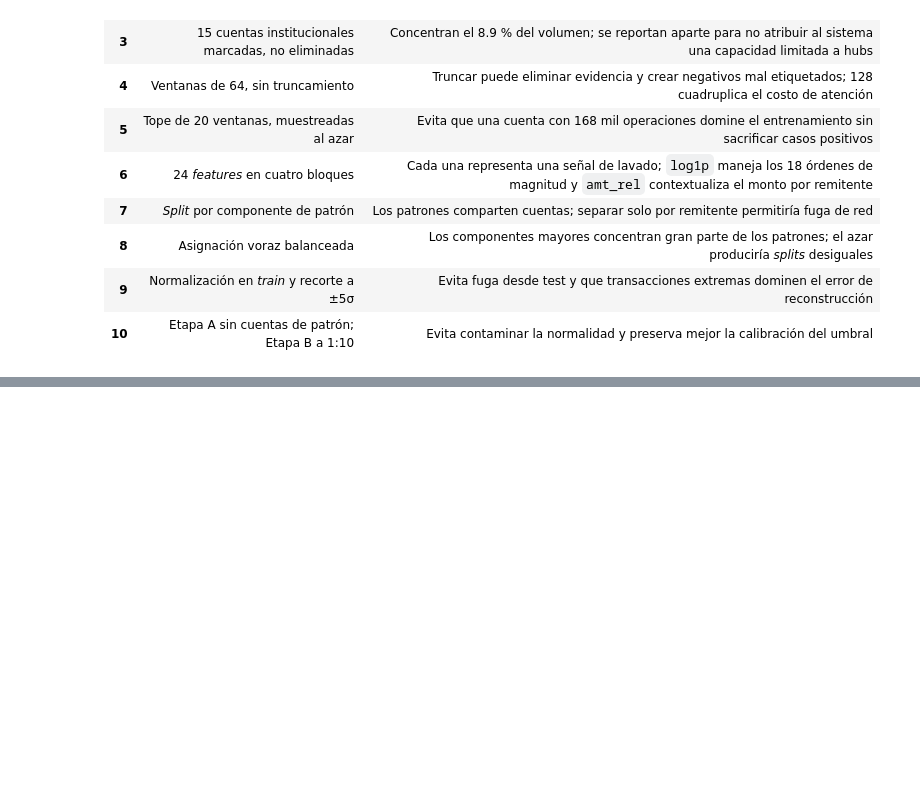
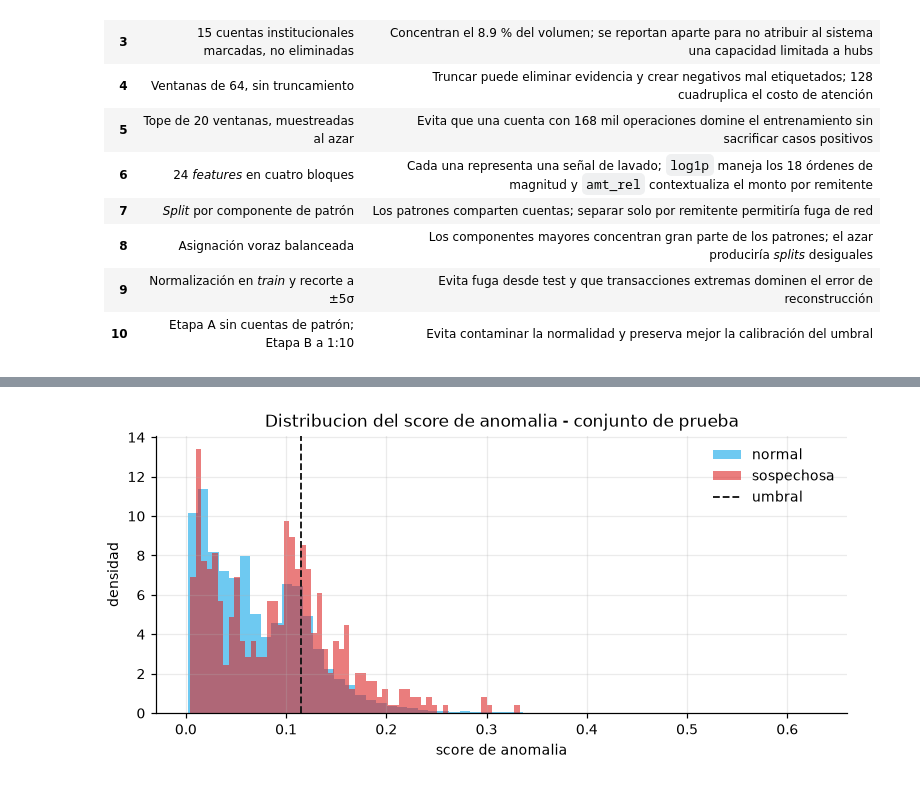
Before and after one commit to JuanDsm04/dl-project2, a Jupyter notebook: dl-project2-notebook.ipynb, the cells around one changed output, grey strips where cells are left out. Saved outputs shown, nothing was run; the diff lists cells and outputs as text; code cells hidden in the pictures; blank space fills up the shorter version.

```diff
--- a/dl-project2-notebook.ipynb
+++ b/dl-project2-notebook.ipynb
@@ -1015,0 +1343,11 @@ reparto: {'train': 139555, 'val': 29905, 'test': 29904}
+# %%
+best_name, best_score_arr = max(candidates, key=lambda kv: average_precision_score(y[val_idx], kv[1][val_idx]))
+mean_ap  = average_precision_score(y[val_idx], score_mean[val_idx])
+best_ap  = average_precision_score(y[val_idx], best_score_arr[val_idx])
+best_auc = roc_auc_score(y[val_idx], best_score_arr[val_idx])
+
+print(f"Decision 15 | agregacion elegida para el score de anomalia: {best_name}")
+print(f"  AUC-PR  = {best_ap:.3f}  (vs. {mean_ap:.3f} con la media simple)")
+print(f"  AUC-ROC = {best_auc:.3f}")
+
+SCORE = best_score_arr
@@ -1015,0 +1418,24 @@ reparto: {'train': 139555, 'val': 29905, 'test': 29904}
+# %%
+def evaluate(idx, name):
+    pred = (SCORE[idx] >= THRESHOLD).astype(int)
+    p = precision_score(y[idx], pred, zero_division=0)
+    r = recall_score(y[idx], pred, zero_division=0)
+    f = f1_score(y[idx], pred, zero_division=0)
+    cm = confusion_matrix(y[idx], pred, labels=[0, 1])
+    print(f"{name:<16} n={len(idx):>7,}  precision={p:.3f}  recall={r:.3f}  F1={f:.3f}  "
+          f"alertas={pred.sum():,} ({100*pred.mean():.2f}%)")
+    return dict(split=name, n=len(idx), precision=p, recall=r, f1=f,
+                tn=int(cm[0,0]), fp=int(cm[0,1]), fn=int(cm[1,0]), tp=int(cm[1,1]))
+
+test_idx = np.where(split == 2)[0]
+print("DESEMPENO CON EL UMBRAL FIJO DE VALIDACION")
+res_val  = evaluate(val_idx,  "validacion")
+res_test = evaluate(test_idx, "prueba")
+
+print("\nDESGLOSE EN PRUEBA POR COHORTE (Decision 3, Componente 1)")
+inst_mask_test = is_institutional[sender_code[test_idx]]
+evaluate(test_idx[~inst_mask_test], "no-institucional")
+if inst_mask_test.sum() > 0:
+    evaluate(test_idx[inst_mask_test], "institucional")
+else:
+    print("institucional     n=0  (sin cuentas institucionales en el split de prueba)")
@@ -1015,0 +1450,12 @@ reparto: {'train': 139555, 'val': 29905, 'test': 29904}
+# %%
+fig, ax = plt.subplots(figsize=(7, 3.4))
+s_test = SCORE[test_idx]
+ax.hist(s_test[y[test_idx] == 0], bins=60, alpha=0.6, label="normal", color="#0ea5e9", density=True)
+ax.hist(s_test[y[test_idx] == 1], bins=60, alpha=0.6, label="sospechosa", color="#dc2626", density=True)
+ax.axvline(THRESHOLD, color="#111", ls="--", lw=1.2, label="umbral")
+ax.set_xlabel("score de anomalia"); ax.set_ylabel("densidad")
+ax.set_title("Distribucion del score de anomalia - conjunto de prueba")
+ax.legend(frameon=False)
+plt.tight_layout(); plt.show()
+# %% [output]
+[figure, added]
```
Also changed, not shown: parts of 29 cells of this notebook, 3 other files.
